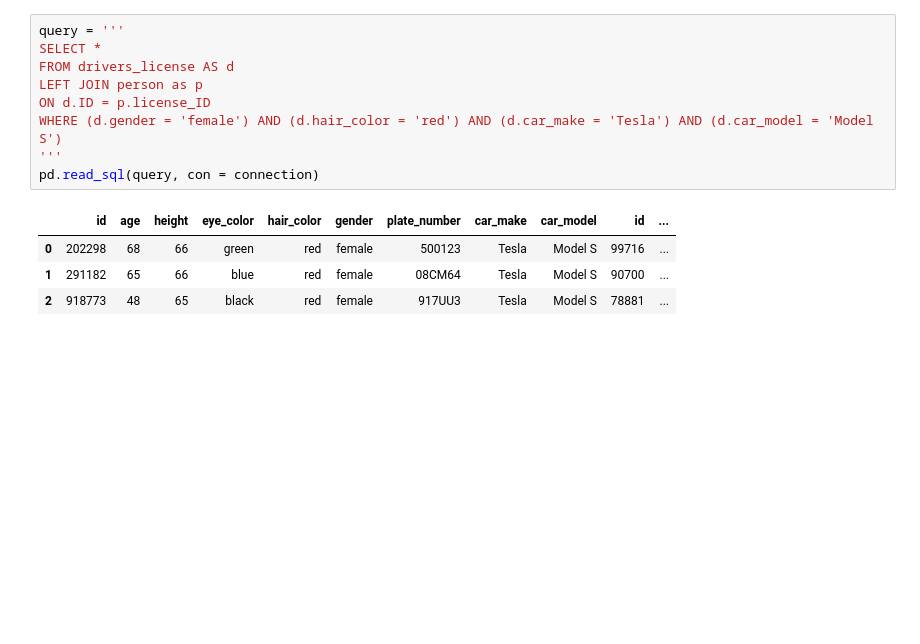
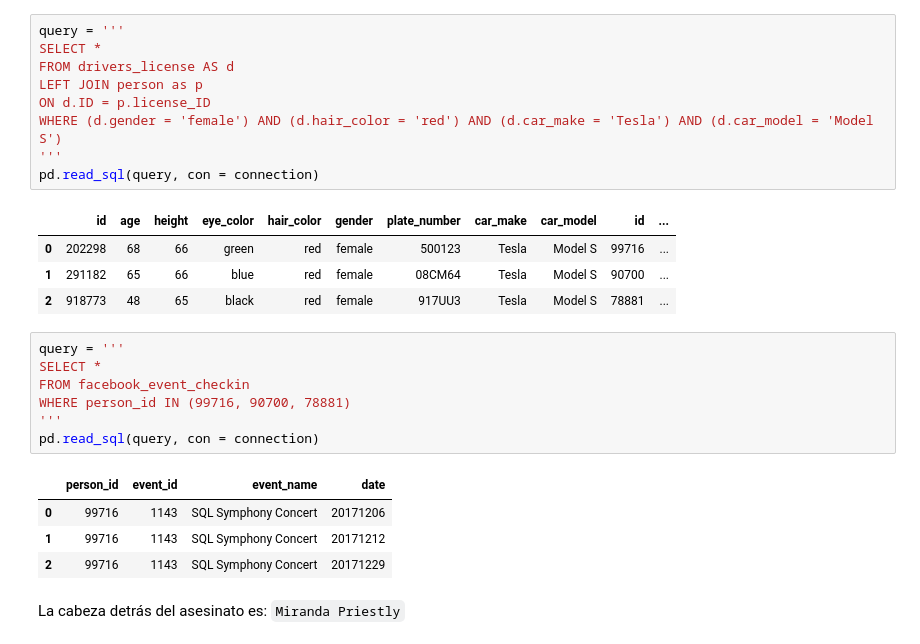
Before and after one commit to LuTaOr/Team_Sherlock, a Jupyter notebook: Challenge_v01/Parte_I_SQL Game.ipynb, the cells around one changed output. Drawn from its saved outputs; the diff is of its cells as text; blank space fills up the shorter version.

```diff
--- a/Challenge_v01/Parte_I_SQL Game.ipynb
+++ b/Challenge_v01/Parte_I_SQL Game.ipynb
@@ -273,3 +275,17 @@ pd.read_sql(query, con = connection)
 | 0 | 202298 | 68 | 66 | green | red | female | 500123 | Tesla | Model S | 99716 | ... |
 | 1 | 291182 | 65 | 66 | blue | red | female | 08CM64 | Tesla | Model S | 90700 | ... |
 | 2 | 918773 | 48 | 65 | black | red | female | 917UU3 | Tesla | Model S | 78881 | ... |
+# %%
+query = '''
+SELECT *
+FROM facebook_event_checkin
+WHERE person_id IN (99716, 90700, 78881)
+'''
+pd.read_sql(query, con = connection)
+# %% [output]
+|  | person_id | event_id | event_name | date |
+| 0 | 99716 | 1143 | SQL Symphony Concert | 20171206 |
+| 1 | 99716 | 1143 | SQL Symphony Concert | 20171212 |
+| 2 | 99716 | 1143 | SQL Symphony Concert | 20171229 |
+# %% [markdown]
+La cabeza detrás del asesinato es: `Miranda Priestly`
```
Also changed, not shown: parts of 2 cells of this notebook.
